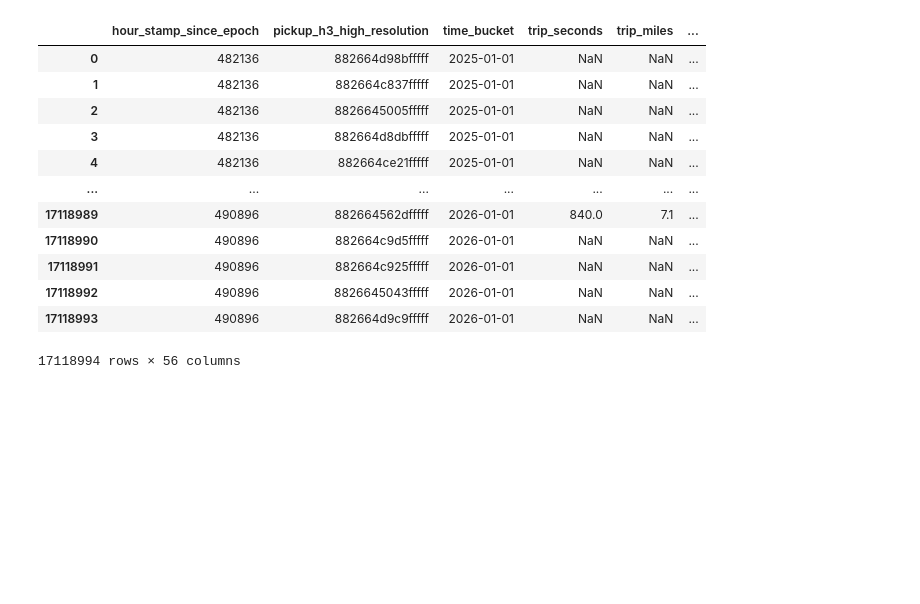
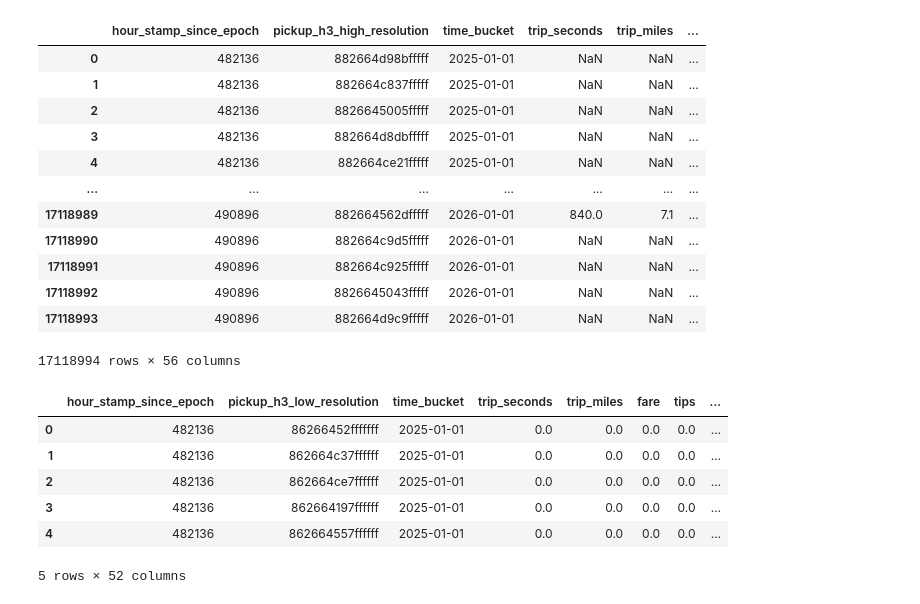
Before and after one commit to ge02/AAA_TA_2026, a Jupyter notebook: notebooks/Data Preprocessing/Data_Aggregation.ipynb, the cells around one changed output. Cells and saved outputs as stored; diff of their text form; code cells hidden in the pictures; blank space fills up the shorter version.

```diff
--- a/notebooks/Data Preprocessing/Data_Aggregation.ipynb
+++ b/notebooks/Data Preprocessing/Data_Aggregation.ipynb
@@ -772,3 +784,13 @@ datasets["1h_high"]
 | 17118992 | 490896 | 8826645043fffff | 2026-01-01 | NaN | NaN | ... |
 | 17118993 | 490896 | 882664d9c9fffff | 2026-01-01 | NaN | NaN | ... |
 17118994 rows × 56 columns
+# %%
+test.head()
+# %% [output]
+|  | hour_stamp_since_epoch | pickup_h3_low_resolution | time_bucket | trip_seconds | trip_miles | fare | tips | ... |
+| 0 | 482136 | 86266452fffffff | 2025-01-01 | 0.0 | 0.0 | 0.0 | 0.0 | ... |
+| 1 | 482136 | 862664c37ffffff | 2025-01-01 | 0.0 | 0.0 | 0.0 | 0.0 | ... |
+| 2 | 482136 | 862664ce7ffffff | 2025-01-01 | 0.0 | 0.0 | 0.0 | 0.0 | ... |
+| 3 | 482136 | 862664197ffffff | 2025-01-01 | 0.0 | 0.0 | 0.0 | 0.0 | ... |
+| 4 | 482136 | 862664557ffffff | 2025-01-01 | 0.0 | 0.0 | 0.0 | 0.0 | ... |
+5 rows × 52 columns
```
Also changed, not shown: parts of 3 cells of this notebook.
